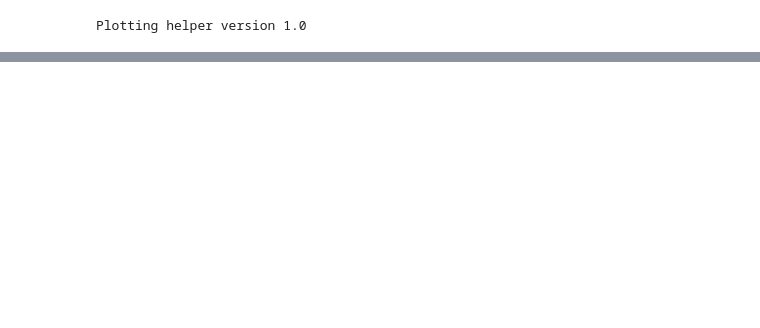
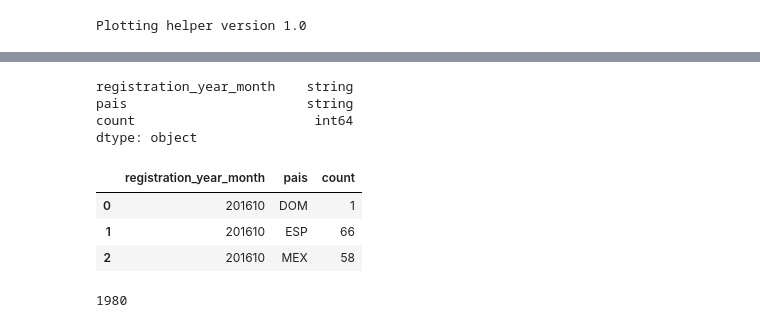
Before and after one commit to lveagithub/TeachersPro-analytics, a Jupyter notebook: Users.ipynb, the cells around one changed output, grey strips where cells are left out. Saved outputs shown, nothing was run; the diff lists cells and outputs as text; code cells hidden in the pictures; blank space fills up the shorter version.

```diff
--- a/Users.ipynb
+++ b/Users.ipynb
@@ -199,0 +248,20 @@ with out2:
+# %%
+#df_tmp_1.index
+#df_tmp_1.columns
+df_tmp_1.dtypes
+# %% [output]
+registration_year_month    string
+pais                       string
+count                       int64
+dtype: object
+# %%
+df_tmp_1.head(3)
+# %% [output]
+|  | registration_year_month | pais | count |
+| 0 | 201610 | DOM | 1 |
+| 1 | 201610 | ESP | 66 |
+| 2 | 201610 | MEX | 58 |
+# %%
+df_tmp_1.size
+# %% [output]
+1980
```
Also changed, not shown: parts of 11 cells of this notebook.
